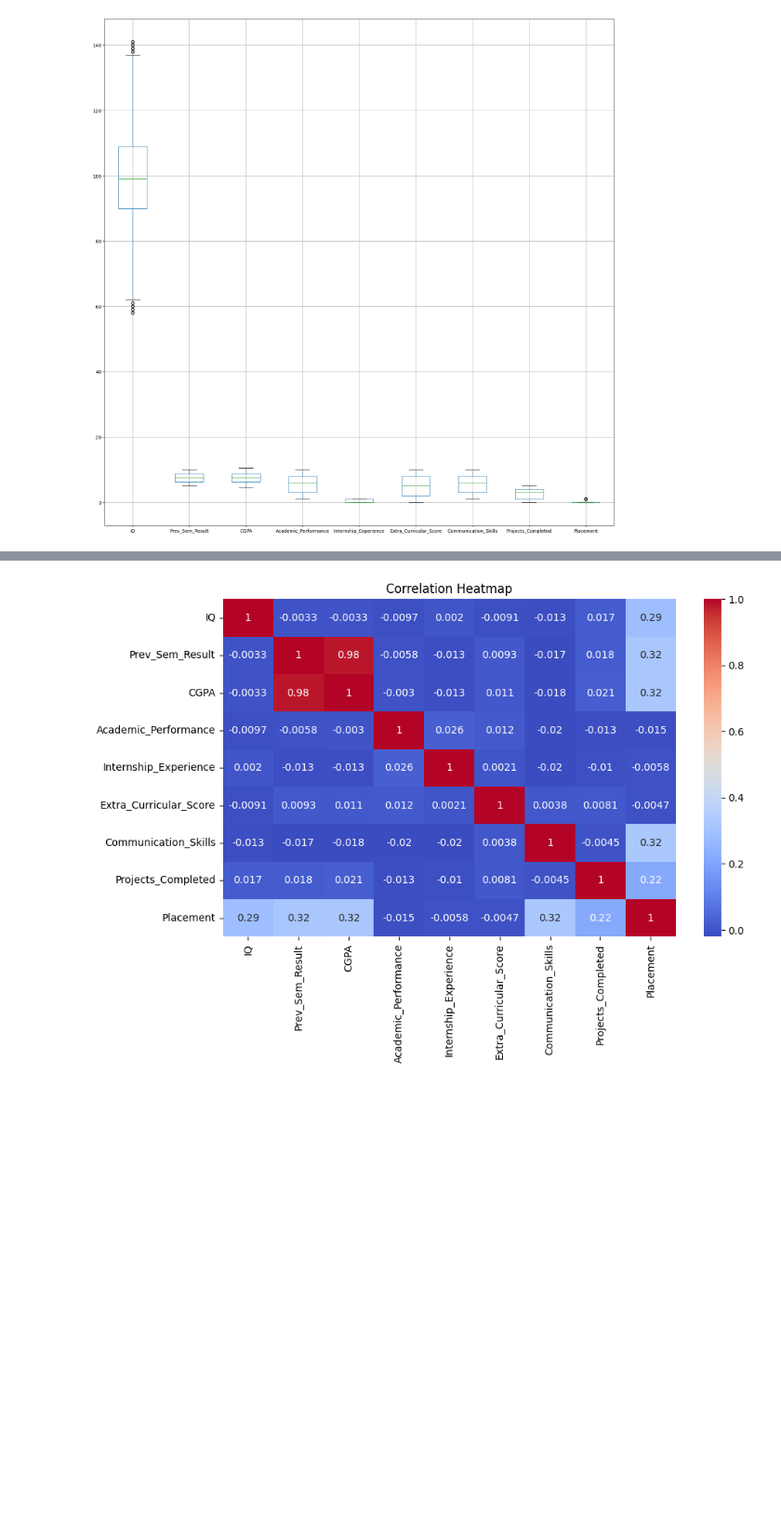
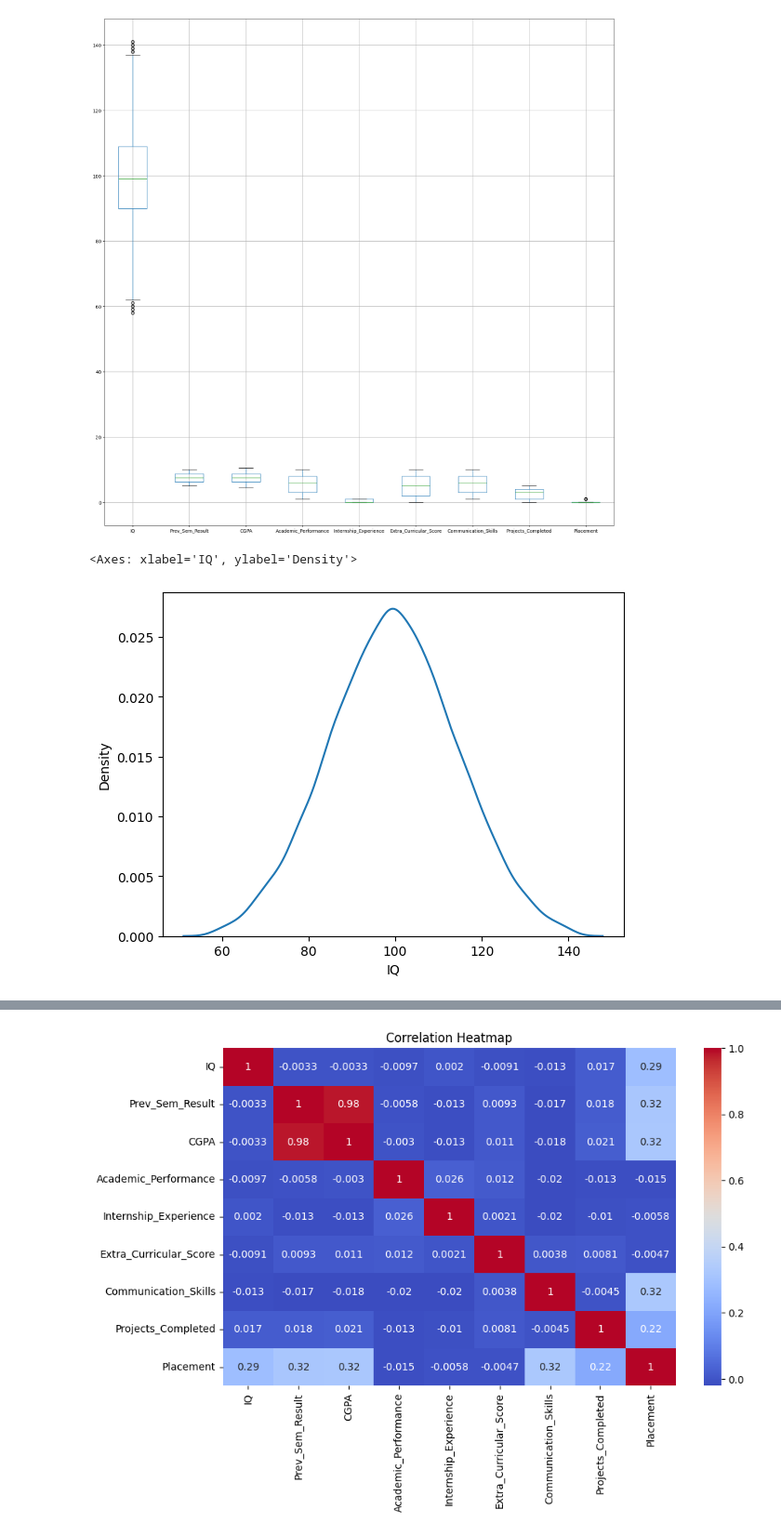
Before and after one commit to sachitagawal2245/placement_predictor, a Jupyter notebook: college.ipynb, the cells around one changed output, grey strips where cells are left out. Shown at 93% size. Cells and saved outputs as stored; diff of their text form; code cells hidden in the pictures; blank space fills up the shorter version.

```diff
--- a/college.ipynb
+++ b/college.ipynb
@@ -125,3 +136,8 @@ df.boxplot()
 plt.show()
 # %% [output]
 [figure]
+# %%
+sns.kdeplot(x=df['IQ'])
+# %% [output]
+<Axes: xlabel='IQ', ylabel='Density'>
+[figure, added]
```
Also changed, not shown: parts of 32 cells of this notebook, 1 other file.
